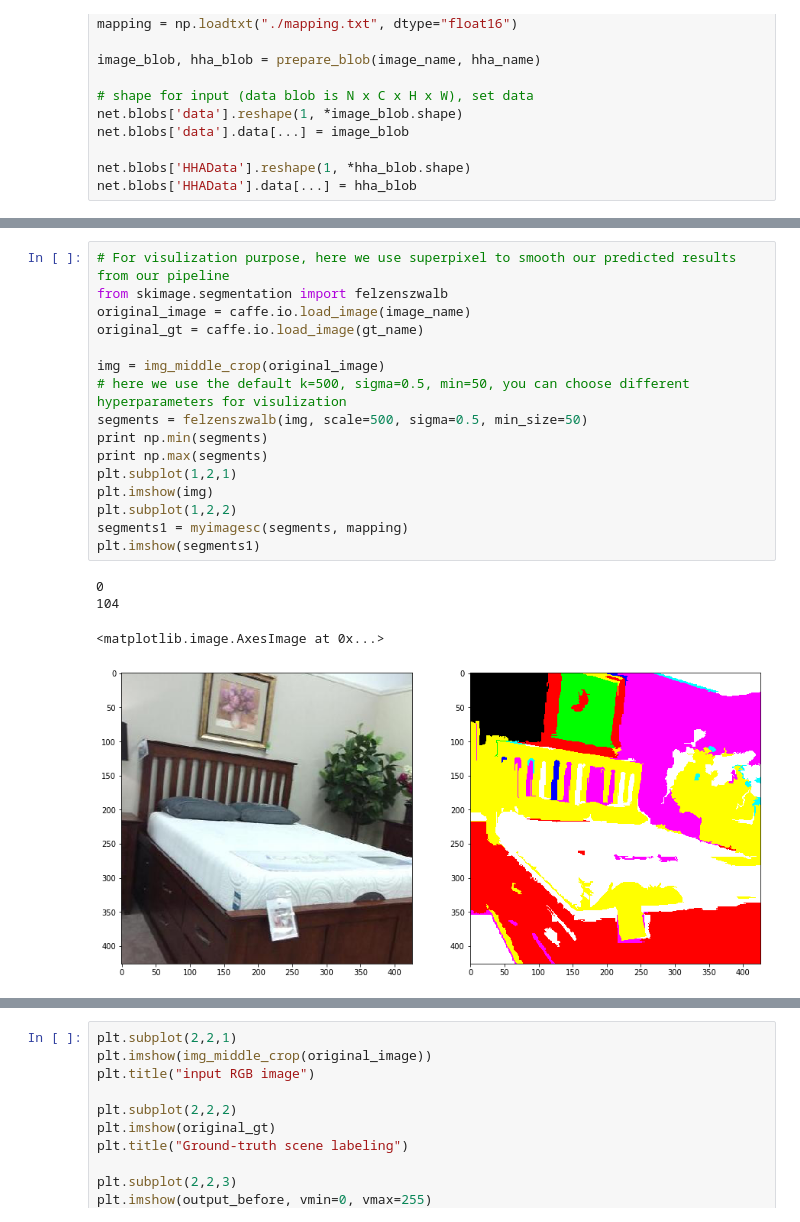
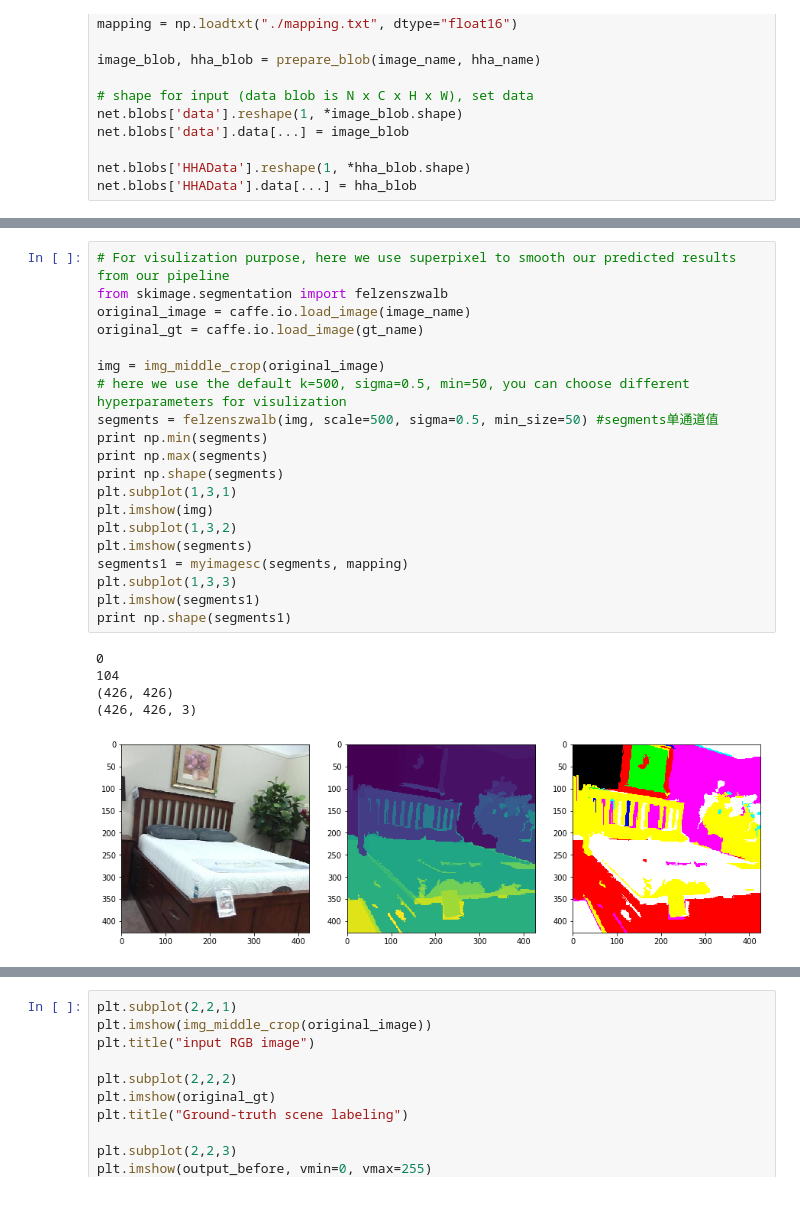
Before and after one commit to Winstonxu123/LSTM-CF, a Jupyter notebook: Demo/Demo.ipynb, the cells around one changed output, grey strips where cells are left out. Saved outputs shown, nothing was run; the diff lists cells and outputs as text.

```diff
--- a/Demo/Demo.ipynb
+++ b/Demo/Demo.ipynb
@@ -108,24 +110,29 @@ Use ``skimage.transform.resize`` instead.
 # %%
 # For visulization purpose, here we use superpixel to smooth our predicted results from our pipeline
 from skimage.segmentation import felzenszwalb
 original_image = caffe.io.load_image(image_name)
 original_gt = caffe.io.load_image(gt_name)
 
 img = img_middle_crop(original_image)
 # here we use the default k=500, sigma=0.5, min=50, you can choose different hyperparameters for visulization
-segments = felzenszwalb(img, scale=500, sigma=0.5, min_size=50)
+segments = felzenszwalb(img, scale=500, sigma=0.5, min_size=50) #segments单通道值
 print np.min(segments)
 print np.max(segments)
-plt.subplot(1,2,1)
+print np.shape(segments)
+plt.subplot(1,3,1)
 plt.imshow(img)
-plt.subplot(1,2,2)
+plt.subplot(1,3,2)
+plt.imshow(segments)
 segments1 = myimagesc(segments, mapping)
+plt.subplot(1,3,3)
 plt.imshow(segments1)
+print np.shape(segments1)
 # %% [output]
 0
 104
+(426, 426)
+(426, 426, 3)
-<matplotlib.image.AxesImage at 0x...>
-[figure, old version]
+[figure, new version]
 # %%
 min_label = np.min(segments)
 max_label = np.max(segments)
```
Also changed, not shown: parts of 3 cells of this notebook.
